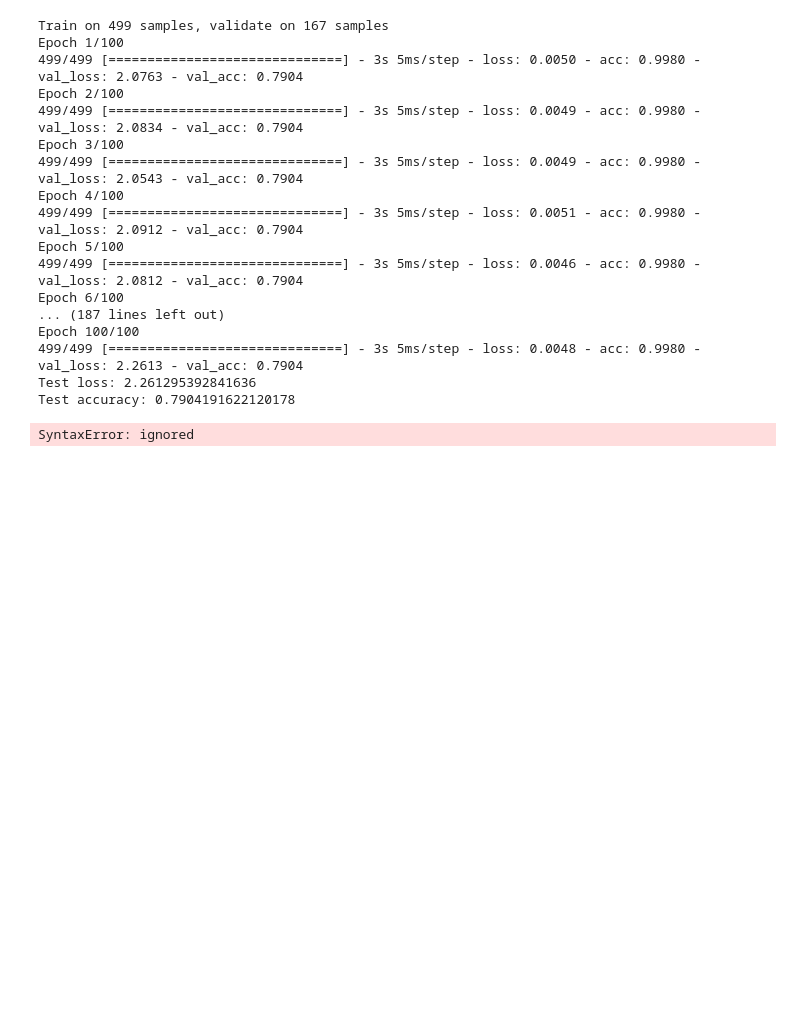
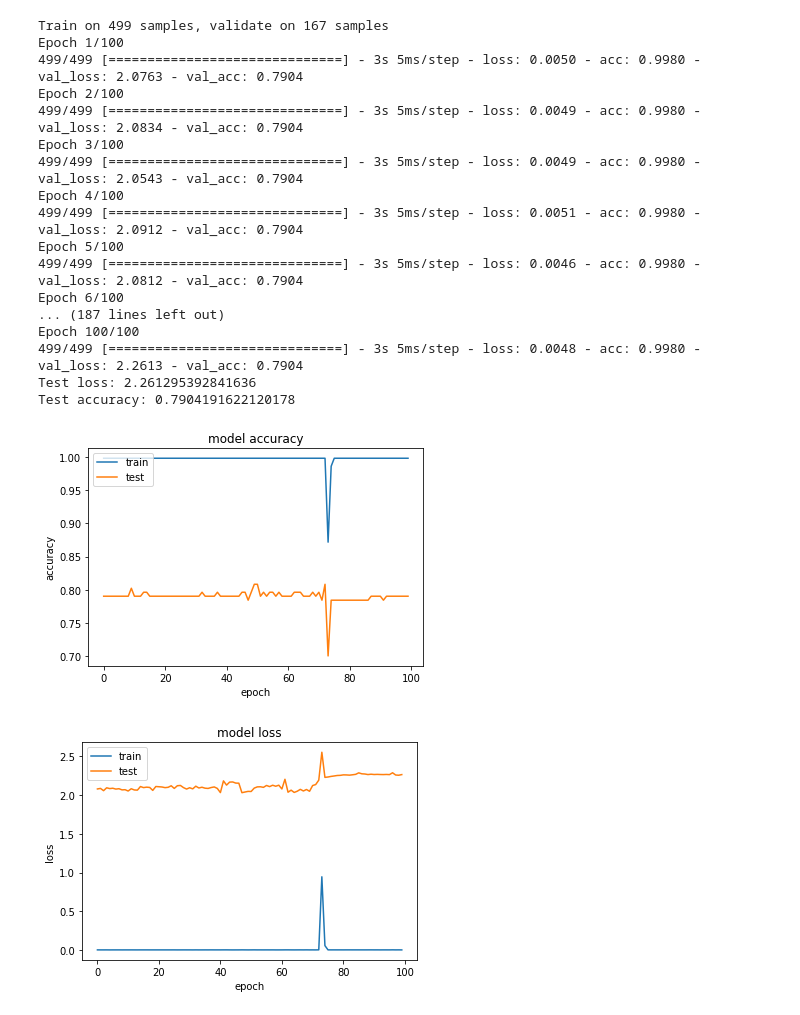
Before and after one commit to DanielDan5399/Road-Damage, a Jupyter notebook: Road.ipynb, the cells around one changed output. Cells and saved outputs as stored; diff of their text form; code cells hidden in the pictures; blank space fills up the shorter version.

```diff
--- a/Road.ipynb
+++ b/Road.ipynb
@@ -186,23 +186,25 @@ Epoch 100/100
 Test loss: 2.261295392841636
 Test accuracy: 0.7904191622120178
 # %%
-int(history.history.keys())
+#int(history.history.keys())
 plt.plot(history.history['acc'])
 plt.plot(history.history['val_acc'])
 plt.title('model accuracy')
 plt.ylabel('accuracy')
 plt.xlabel('epoch')
-plt.legenimport matplotlib.pyplot as plt
+import matplotlib.pyplot as plt
+plt.legend(['train', 'test'], loc='upper left')
+import matplotlib.pyplot as plt
 # summarize history for accuracy
-prd(['train', 'test'], loc='upper left')
 plt.show()
 # summarize history for loss
 plt.plot(history.history['loss'])
 plt.plot(history.history['val_loss'])
 plt.title('model loss')
 plt.ylabel('loss')
 plt.xlabel('epoch')
 plt.legend(['train', 'test'], loc='upper left')
 plt.show()
 # %% [output]
-SyntaxError: ignored
+[figure, added]
+[figure, added]
```
